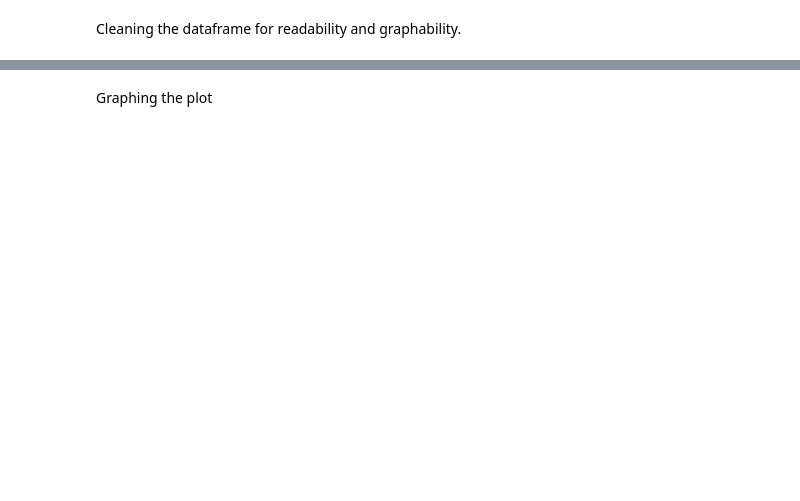
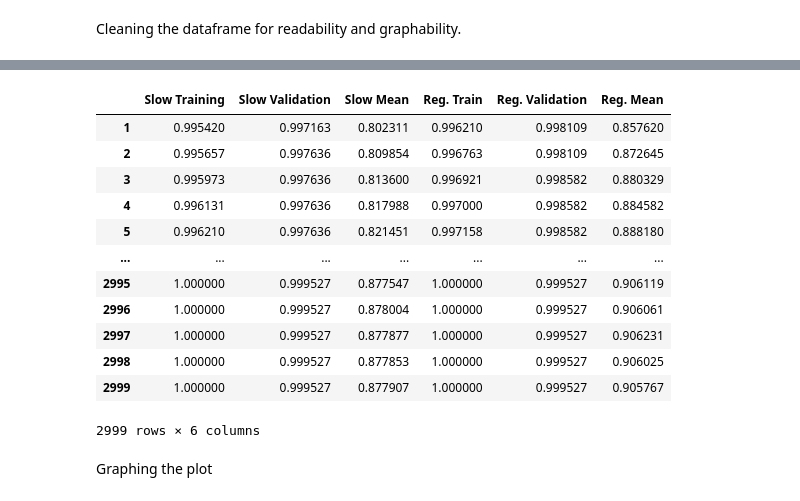
Before and after one commit to glomerulus-lab/slow-feature-learning, a Jupyter notebook: exploratory.ipynb, the cells around one changed output, grey strips where cells are left out. Saved outputs shown, nothing was run; the diff lists cells and outputs as text; code cells hidden in the pictures; blank space fills up the shorter version.

```diff
--- a/exploratory.ipynb
+++ b/exploratory.ipynb
@@ -53,3 +55,19 @@ df
+# %%
+df1
+# %% [output]
+|  | Slow Training | Slow Validation | Slow Mean | Reg. Train | Reg. Validation | Reg. Mean |
+| 1 | 0.995420 | 0.997163 | 0.802311 | 0.996210 | 0.998109 | 0.857620 |
+| 2 | 0.995657 | 0.997636 | 0.809854 | 0.996763 | 0.998109 | 0.872645 |
+| 3 | 0.995973 | 0.997636 | 0.813600 | 0.996921 | 0.998582 | 0.880329 |
+| 4 | 0.996131 | 0.997636 | 0.817988 | 0.997000 | 0.998582 | 0.884582 |
+| 5 | 0.996210 | 0.997636 | 0.821451 | 0.997158 | 0.998582 | 0.888180 |
+| ... | ... | ... | ... | ... | ... | ... |
+| 2995 | 1.000000 | 0.999527 | 0.877547 | 1.000000 | 0.999527 | 0.906119 |
+| 2996 | 1.000000 | 0.999527 | 0.878004 | 1.000000 | 0.999527 | 0.906061 |
+| 2997 | 1.000000 | 0.999527 | 0.877877 | 1.000000 | 0.999527 | 0.906231 |
+| 2998 | 1.000000 | 0.999527 | 0.877853 | 1.000000 | 0.999527 | 0.906025 |
+| 2999 | 1.000000 | 0.999527 | 0.877907 | 1.000000 | 0.999527 | 0.905767 |
+2999 rows × 6 columns
 # %% [markdown]
 Graphing the plot
 # %%
```
Also changed, not shown: parts of 6 cells of this notebook, 2 other files.
